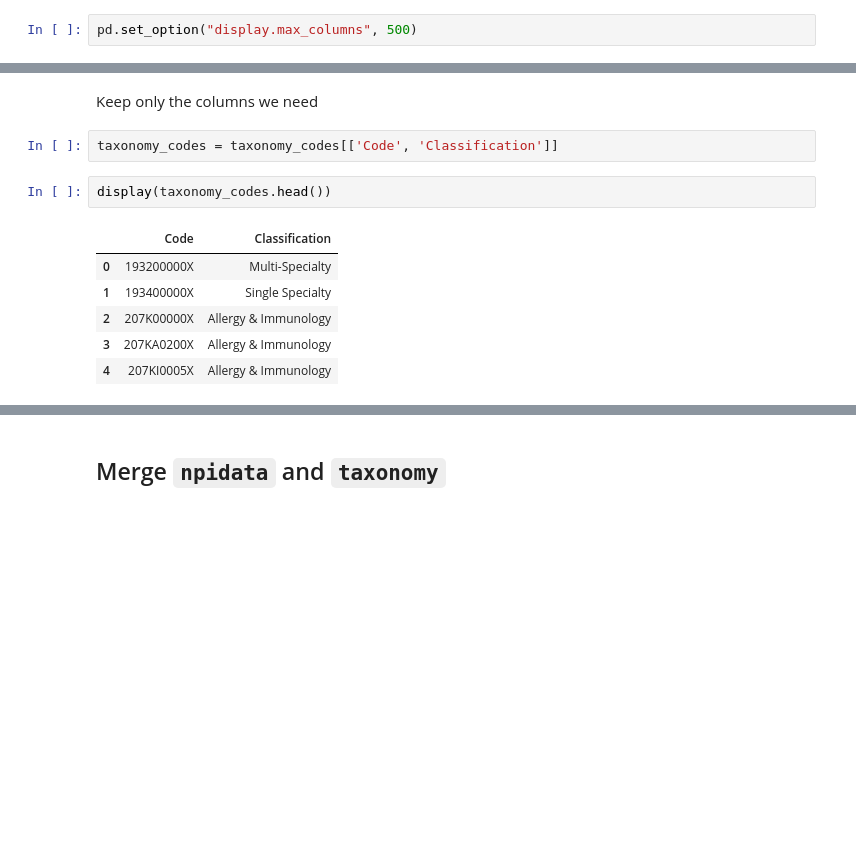
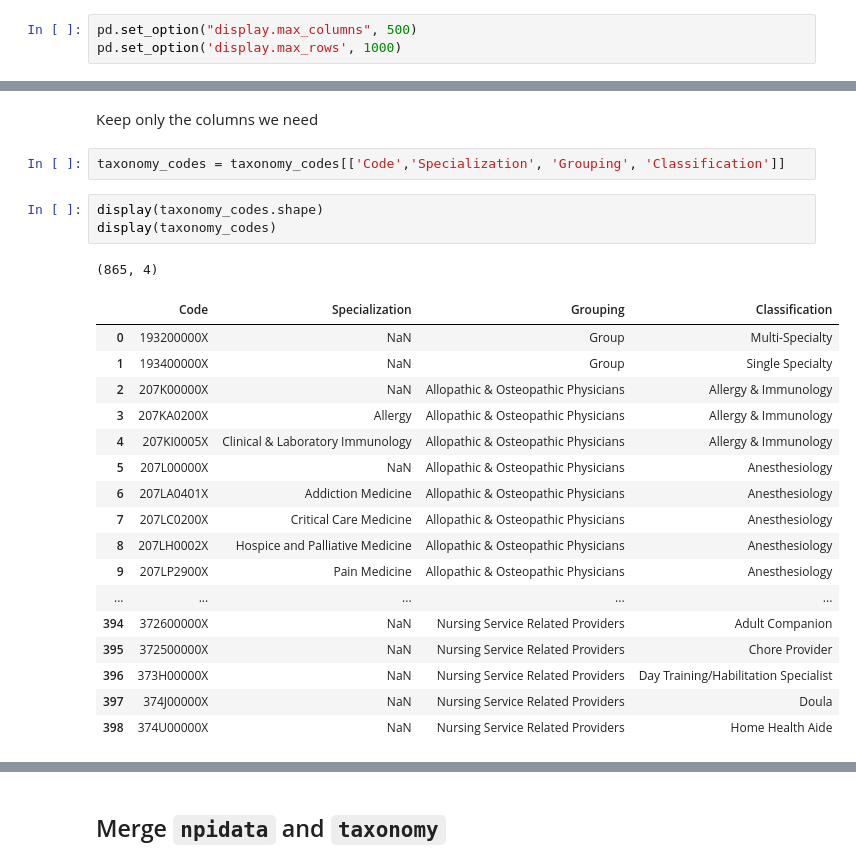
Before and after one commit to maevadevs/Hcbb-Hop-Team, a Jupyter notebook: notebooks/maeva-01-nppes-to-sqlite.ipynb, the cells around one changed output, grey strips where cells are left out. Drawn from its saved outputs; the diff is of its cells as text; blank space fills up the shorter version.

```diff
--- a/notebooks/maeva-01-nppes-to-sqlite.ipynb
+++ b/notebooks/maeva-01-nppes-to-sqlite.ipynb
@@ -6,6 +6,7 @@ import sqlite3
 from tqdm.notebook import tqdm
 # %%
 pd.set_option("display.max_columns", 500)
+pd.set_option('display.max_rows', 1000)
 # %% [markdown]
 ## Datasets
 # %% [markdown]
@@ -202,13 +272,26 @@ display(taxonomy_codes.head())
 # %% [markdown]
 Keep only the columns we need
 # %%
-taxonomy_codes = taxonomy_codes[['Code', 'Classification']]
+taxonomy_codes = taxonomy_codes[['Code','Specialization', 'Grouping', 'Classification']]
 # %%
-display(taxonomy_codes.head())
+display(taxonomy_codes.shape)
+display(taxonomy_codes)
 # %% [output]
+(865, 4)
-|  | Code | Classification |
-| 0 | 193200000X | Multi-Specialty |
-| 1 | 193400000X | Single Specialty |
-| 2 | 207K00000X | Allergy & Immunology |
-| 3 | 207KA0200X | Allergy & Immunology |
-| 4 | 207KI0005X | Allergy & Immunology |
+|  | Code | Specialization | Grouping | Classification |
+| 0 | 193200000X | NaN | Group | Multi-Specialty |
+| 1 | 193400000X | NaN | Group | Single Specialty |
+| 2 | 207K00000X | NaN | Allopathic & Osteopathic Physicians | Allergy & Immunology |
+| 3 | 207KA0200X | Allergy | Allopathic & Osteopathic Physicians | Allergy & Immunology |
+| 4 | 207KI0005X | Clinical & Laboratory Immunology | Allopathic & Osteopathic Physicians | Allergy & Immunology |
+| 5 | 207L00000X | NaN | Allopathic & Osteopathic Physicians | Anesthesiology |
+| 6 | 207LA0401X | Addiction Medicine | Allopathic & Osteopathic Physicians | Anesthesiology |
+| 7 | 207LC0200X | Critical Care Medicine | Allopathic & Osteopathic Physicians | Anesthesiology |
+| 8 | 207LH0002X | Hospice and Palliative Medicine | Allopathic & Osteopathic Physicians | Anesthesiology |
+| 9 | 207LP2900X | Pain Medicine | Allopathic & Osteopathic Physicians | Anesthesiology |
+| ... | ... | ... | ... | ... |
+| 394 | 372600000X | NaN | Nursing Service Related Providers | Adult Companion |
+| 395 | 372500000X | NaN | Nursing Service Related Providers | Chore Provider |
+| 396 | 373H00000X | NaN | Nursing Service Related Providers | Day Training/Habilitation Specialist |
+| 397 | 374J00000X | NaN | Nursing Service Related Providers | Doula |
+| 398 | 374U00000X | NaN | Nursing Service Related Providers | Home Health Aide |
```
Also changed, not shown: parts of 21 cells of this notebook, 3 other files.
